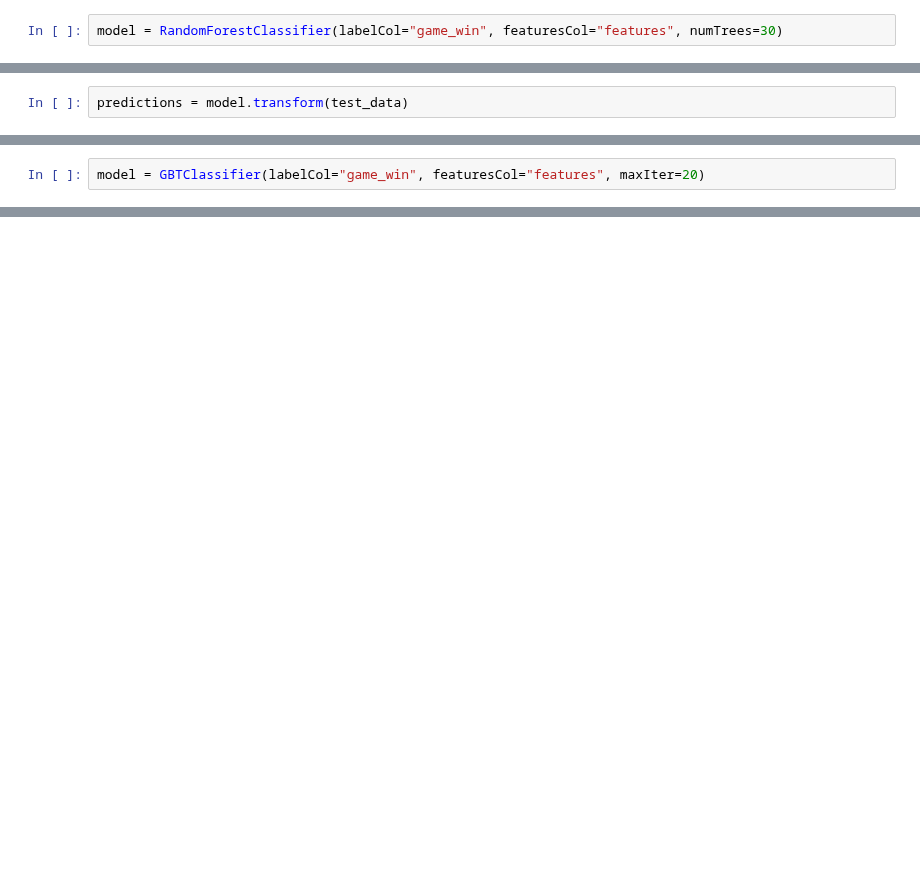
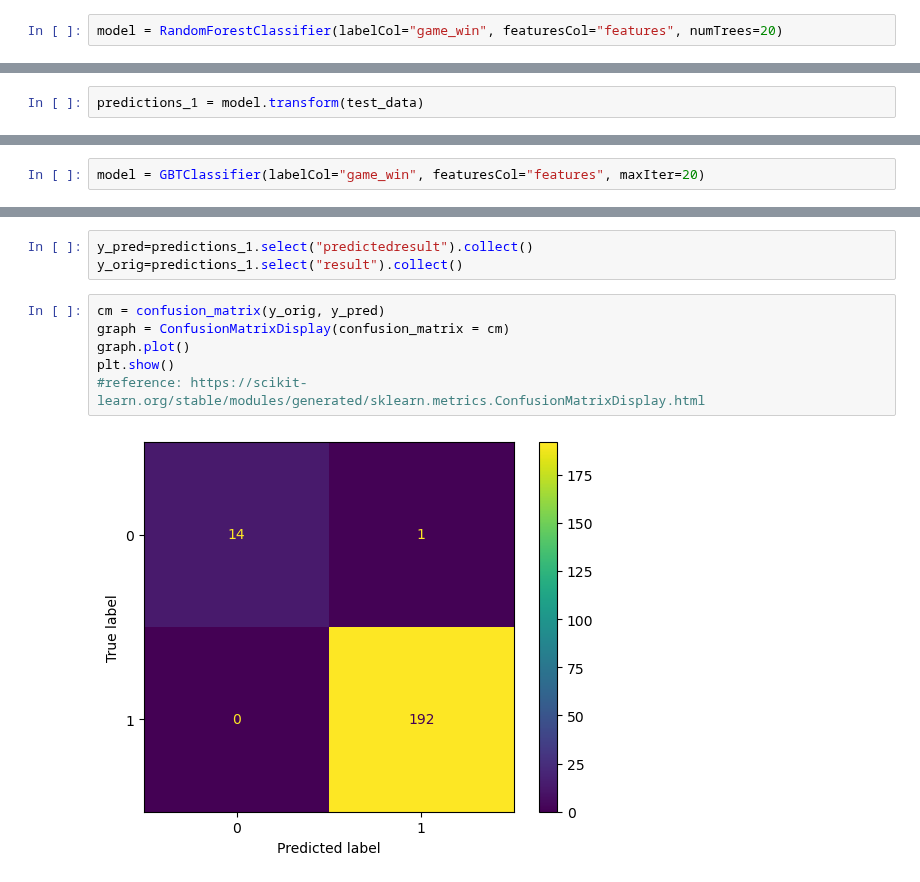
Before and after one commit to gu-dsan6000/fall-2023-reddit-project-team-26, a Jupyter notebook: code/ml/project_ml_q3.ipynb, the cells around one changed output, grey strips where cells are left out. Drawn from its saved outputs; the diff is of its cells as text; blank space fills up the shorter version.

```diff
--- a/code/ml/project_ml_q3.ipynb
+++ b/code/ml/project_ml_q3.ipynb
@@ -308,5 +327,5 @@ vectorAssembler_features = VectorAssembler(
 # %%
-model = RandomForestClassifier(labelCol="game_win", featuresCol="features", numTrees=30)
+model = RandomForestClassifier(labelCol="game_win", featuresCol="features", numTrees=20)
 # %%
 labelConverter = IndexToString(inputCol="prediction",
                                outputCol="predictedresult",
@@ -319,6 +338,6 @@ pipeline_model = Pipeline(stages=[stringIndexer_result,
 # %%
 model = pipeline_model.fit(train_data)
 # %%
-predictions = model.transform(test_data)
+predictions_1 = model.transform(test_data)
 # %%
 evaluator = BinaryClassificationEvaluator(labelCol="game_win", rawPredictionCol="prediction", metricName="areaUnderROC")
@@ -345,0 +427,11 @@ roc_result
+# %%
+y_pred=predictions_1.select("predictedresult").collect()
+y_orig=predictions_1.select("result").collect()
+# %%
+cm = confusion_matrix(y_orig, y_pred)
+graph = ConfusionMatrixDisplay(confusion_matrix = cm)
+graph.plot()
+plt.show()
+#reference: https://scikit-learn.org/stable/modules/generated/sklearn.metrics.ConfusionMatrixDisplay.html
+# %% [output]
+[figure, added]
```
Also changed, not shown: parts of 33 cells of this notebook.
